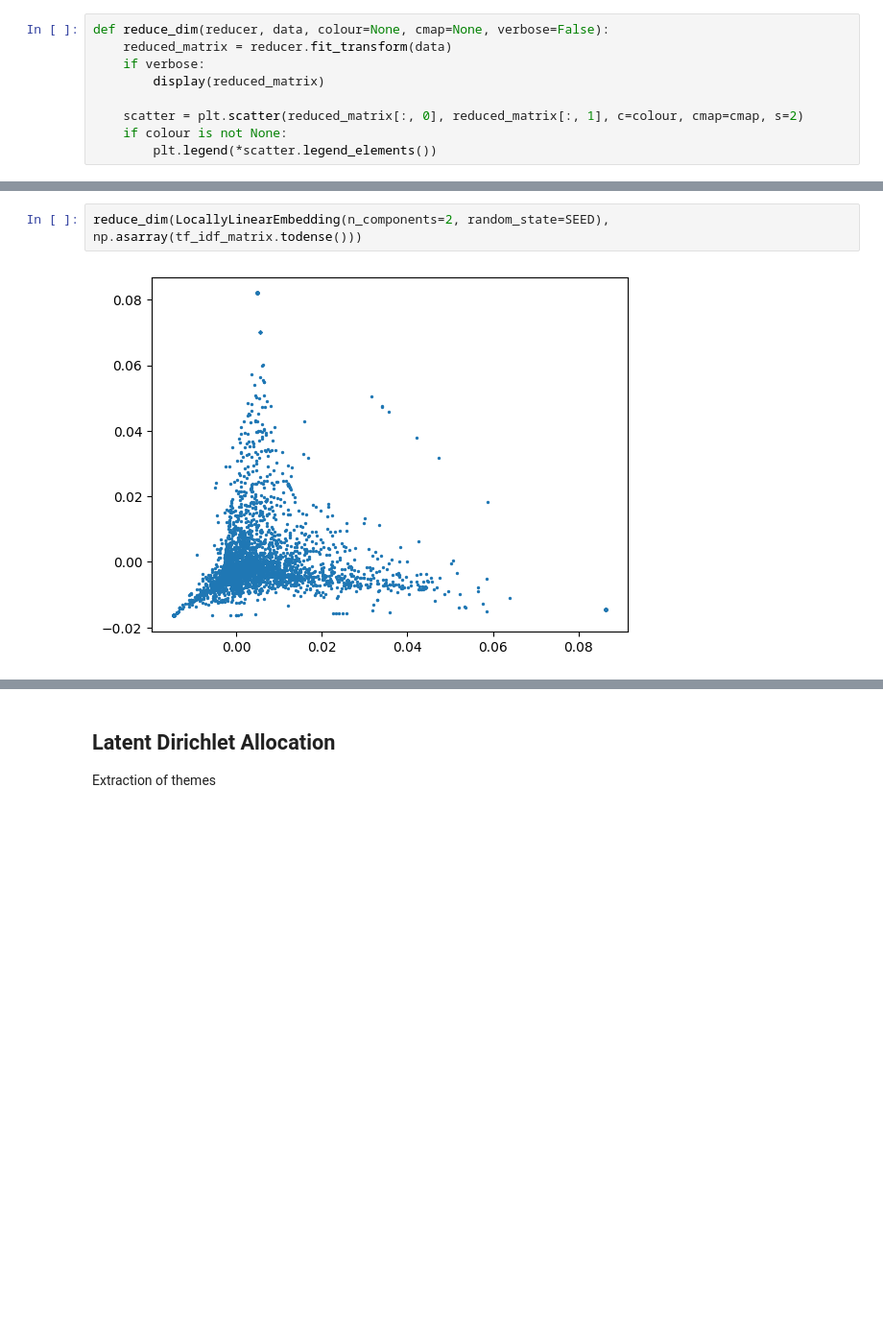
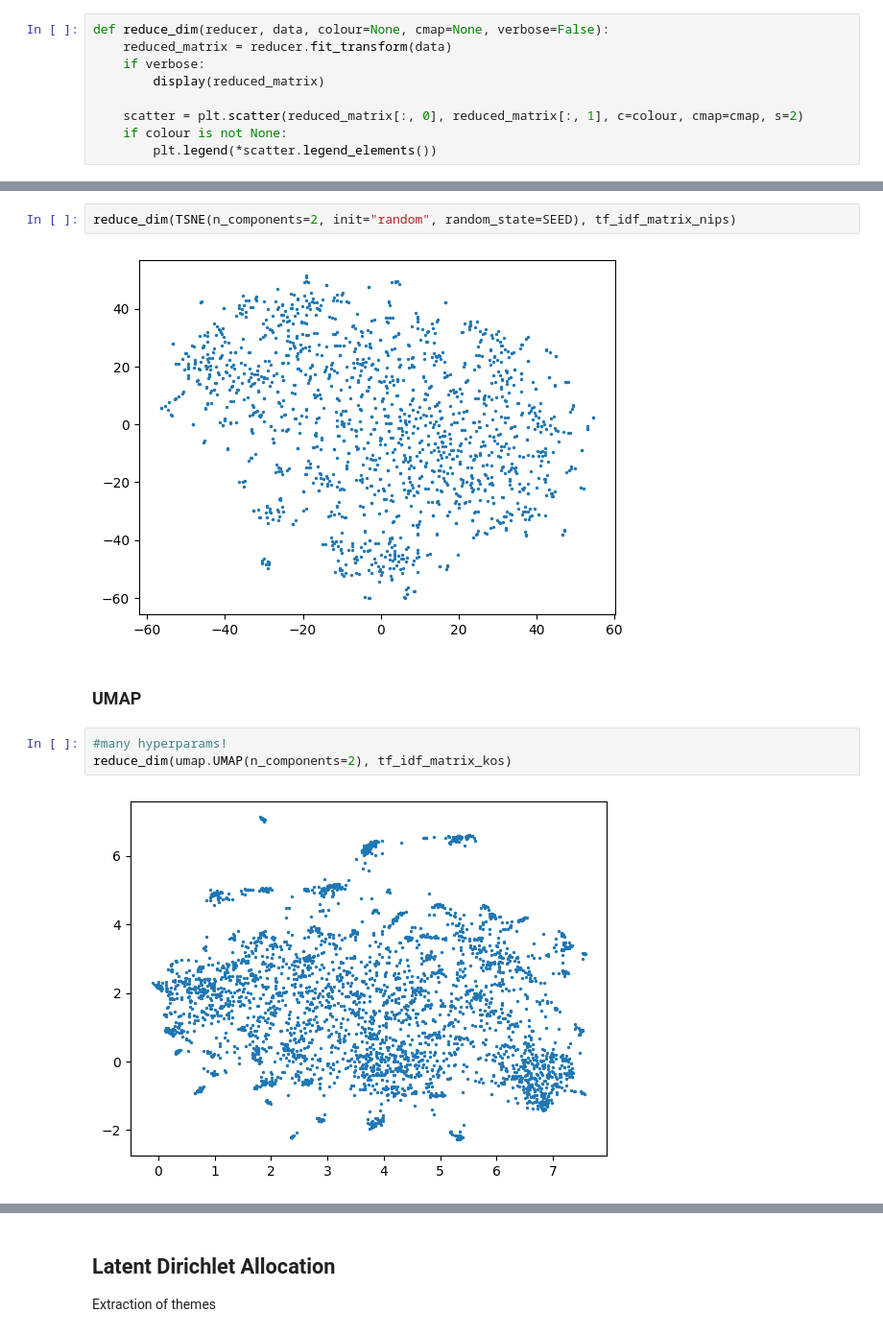
Before and after one commit to mlynatom/viz_project, a Jupyter notebook: data_view.ipynb, the cells around one changed output, grey strips where cells are left out. Shown at 96% size. Saved outputs shown, nothing was run; the diff lists cells and outputs as text; blank space fills up the shorter version.

```diff
--- a/data_view.ipynb
+++ b/data_view.ipynb
@@ -134,7 +141,14 @@ reduce_dim(TSNE(n_components=2, init="random", random_state=SEED), tf_idf_matrix
 # %% [output]
 [figure]
 # %%
-reduce_dim(LocallyLinearEmbedding(n_components=2, random_state=SEED), np.asarray(tf_idf_matrix.todense()))
+reduce_dim(TSNE(n_components=2, init="random", random_state=SEED), tf_idf_matrix_nips)
 # %% [output]
-[figure, old version]
+[figure, new version]
+# %% [markdown]
+### UMAP
+# %%
+#many hyperparams!
+reduce_dim(umap.UMAP(n_components=2), tf_idf_matrix_kos)
+# %% [output]
+[figure, added]
 # %%
```
Also changed, not shown: parts of 40 cells of this notebook, 1 other file.
